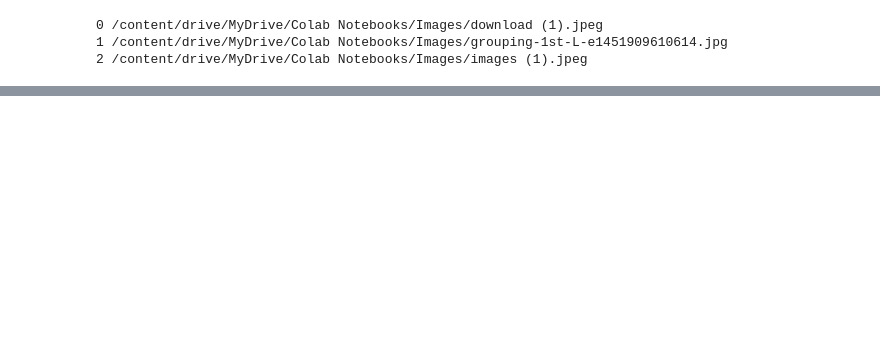
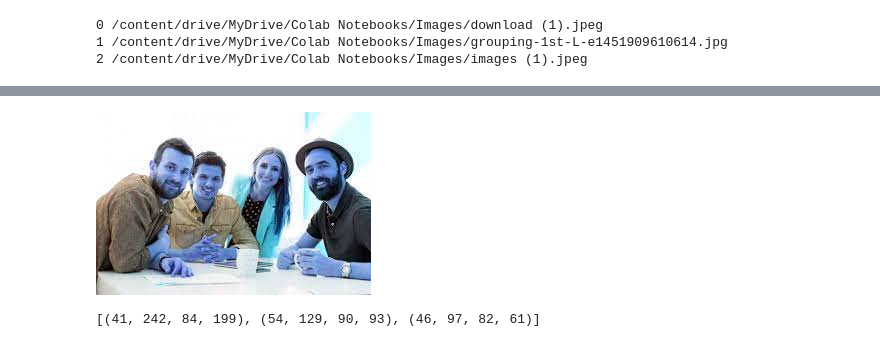
Before and after one commit to sujataprasad01/DL-Face-Detection-and-Face-Recognition-using-Computer-Vision, a Jupyter notebook: Face_Detection_and_Face_Recognition_using_Computer_Vision.ipynb, the cells around one changed output, grey strips where cells are left out. Cells and saved outputs as stored; diff of their text form; code cells hidden in the pictures; blank space fills up the shorter version.

```diff
--- a/Face_Detection_and_Face_Recognition_using_Computer_Vision.ipynb
+++ b/Face_Detection_and_Face_Recognition_using_Computer_Vision.ipynb
@@ -127,0 +208,4 @@ for (i, ip) in enumerate(imagePath):
+# %%
+cv2_imshow(rgb)
+# %% [output]
+[figure, added]
@@ -127,0 +226,4 @@ for (i, ip) in enumerate(imagePath):
+# %%
+boxes
+# %% [output]
+[(41, 242, 84, 199), (54, 129, 90, 93), (46, 97, 82, 61)]
```
Also changed, not shown: parts of 31 cells of this notebook.
